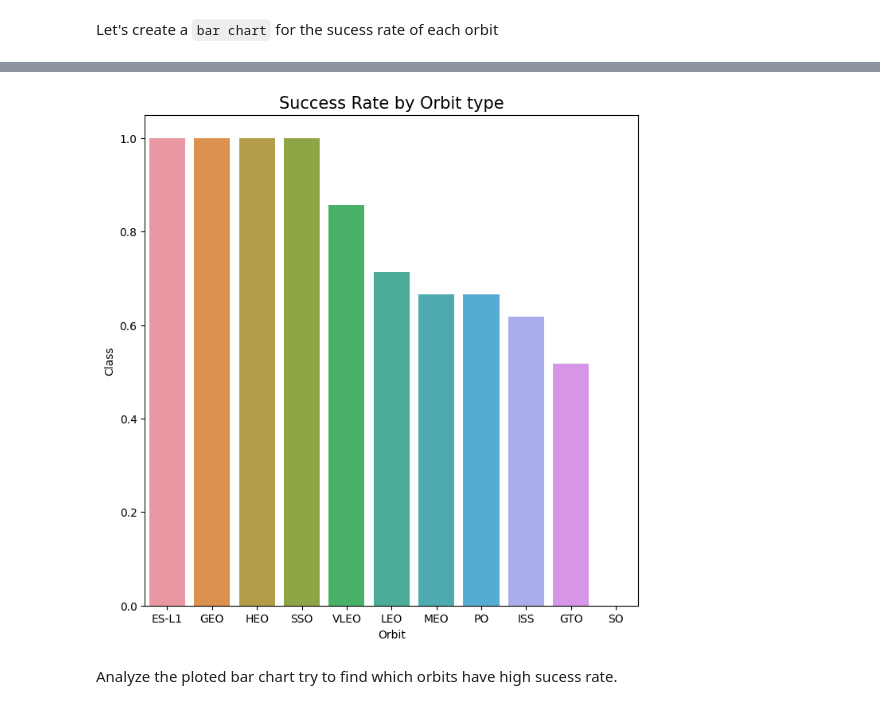
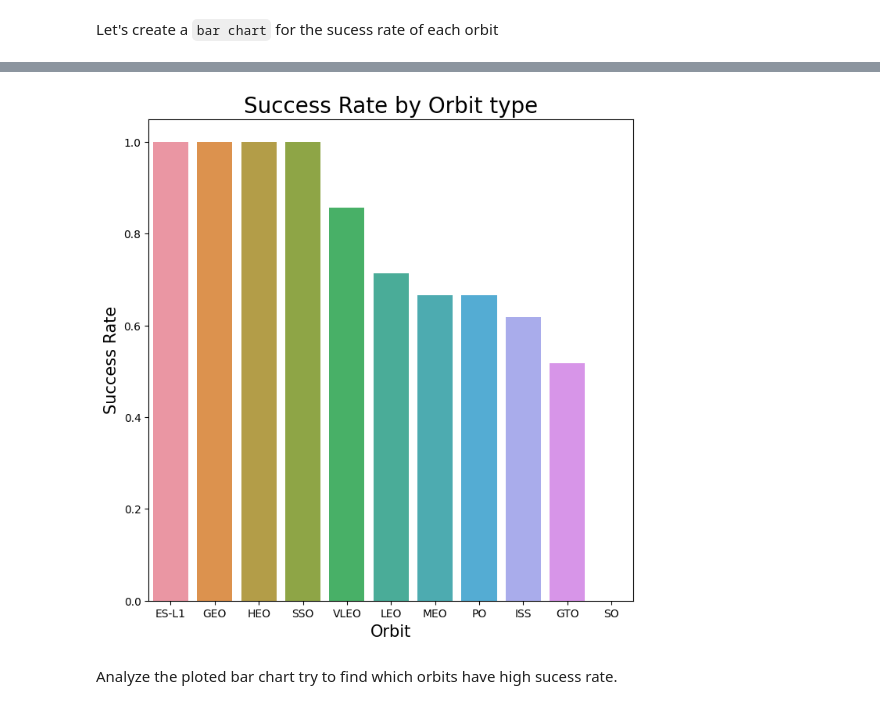
Before and after one commit to Manaoz/IBM_Capstone_Falcon9_Prediction, a Jupyter notebook: 4_jupyter-labs-eda-dataviz-v2.ipynb, the cells around one changed output, grey strips where cells are left out. Cells and saved outputs as stored; diff of their text form; code cells hidden in the pictures.

```diff
--- a/4_jupyter-labs-eda-dataviz-v2.ipynb
+++ b/4_jupyter-labs-eda-dataviz-v2.ipynb
@@ -147,11 +138,12 @@ df_grpp
 # %%
 plt.figure(figsize=(8, 8))  # Set the figure size
 sns.barplot(data=df_grp, x='Orbit', y='Class')  # Create the barplot
-plt.title("Success Rate by Orbit type", fontsize=15)
-plt.ylabel('Success Rate',fontsize= )
+plt.title("Success Rate by Orbit type", fontsize=20)
+plt.ylabel('Success Rate',fontsize= 15)
+plt.xlabel('Orbit',fontsize= 15)
 plt.show()  # Display the plot
 # %% [output]
-[figure, old version]
+[figure, new version]
 # %% [markdown]
 Analyze the ploted bar chart try to find which orbits have high sucess rate.
 # %% [markdown]
```
Also changed, not shown: parts of 8 cells of this notebook.
